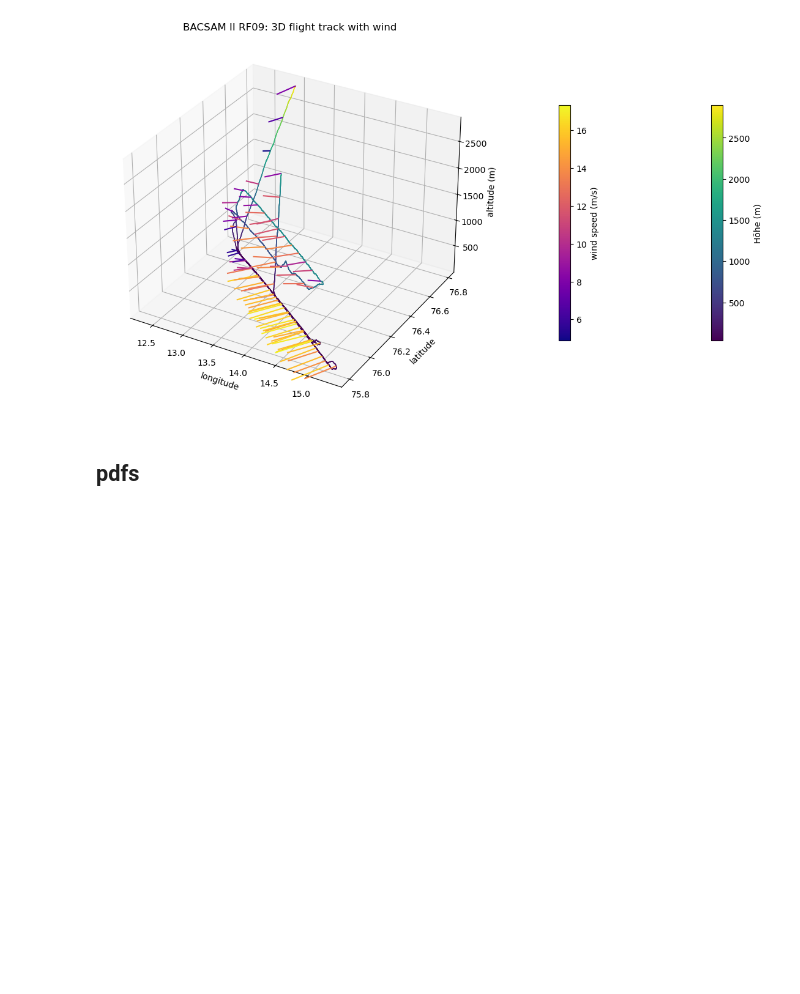
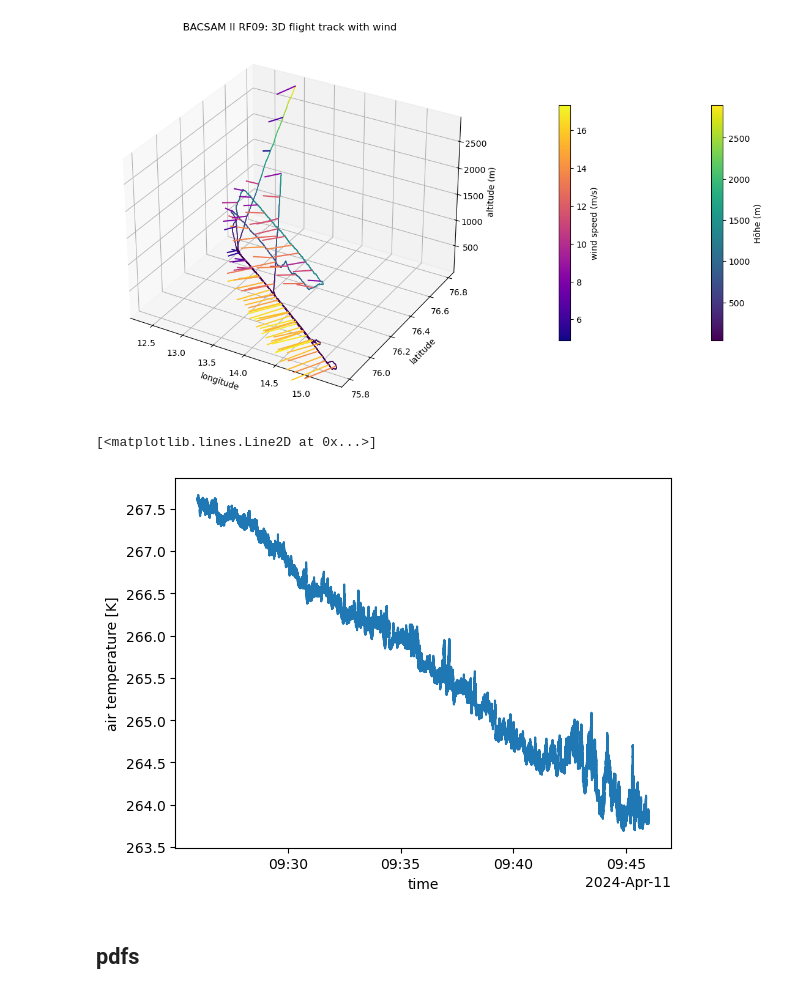
Before and after one commit to LauraKoehler/bacsam2_processing, a Jupyter notebook: notebooks/Quicklooks_bacsam2.ipynb, the cells around one changed output. Drawn from its saved outputs; the diff is of its cells as text; code cells hidden in the pictures; blank space fills up the shorter version.

```diff
--- a/notebooks/Quicklooks_bacsam2.ipynb
+++ b/notebooks/Quicklooks_bacsam2.ipynb
@@ -505,6 +635,11 @@ fig, ax = plot_wind_arrows_3d(proc.lat, proc.lon, proc.u, proc.v, proc.w, proc.a
 #fig.savefig(f"{campaign_dir}/Prozessierung/plots/BACSAM2_windontrack_3d_tbird_RF{flight:02}.png", bbox_inches='tight')
 # %% [output]
 [figure]
+# %%
+proc.groupby("segment")[5].t_air.plot()
+# %% [output]
+[<matplotlib.lines.Line2D at 0x...>]
+[figure, added]
 # %% [markdown]
 ## pdfs
 # %%
```
Also changed, not shown: parts of 10 cells of this notebook, 4 other files.
